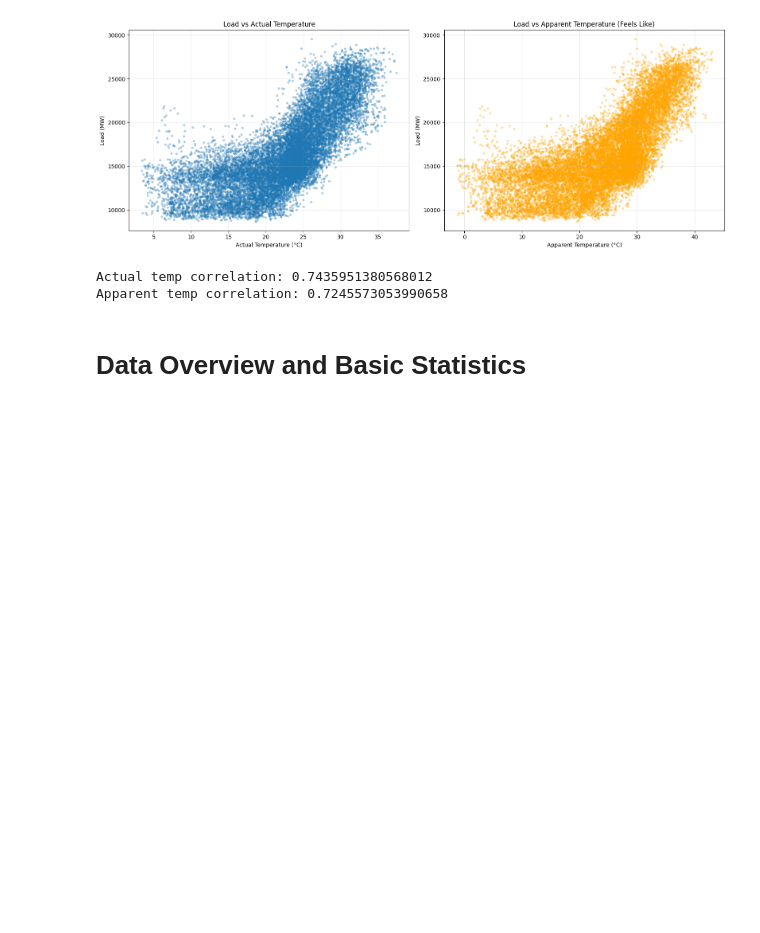
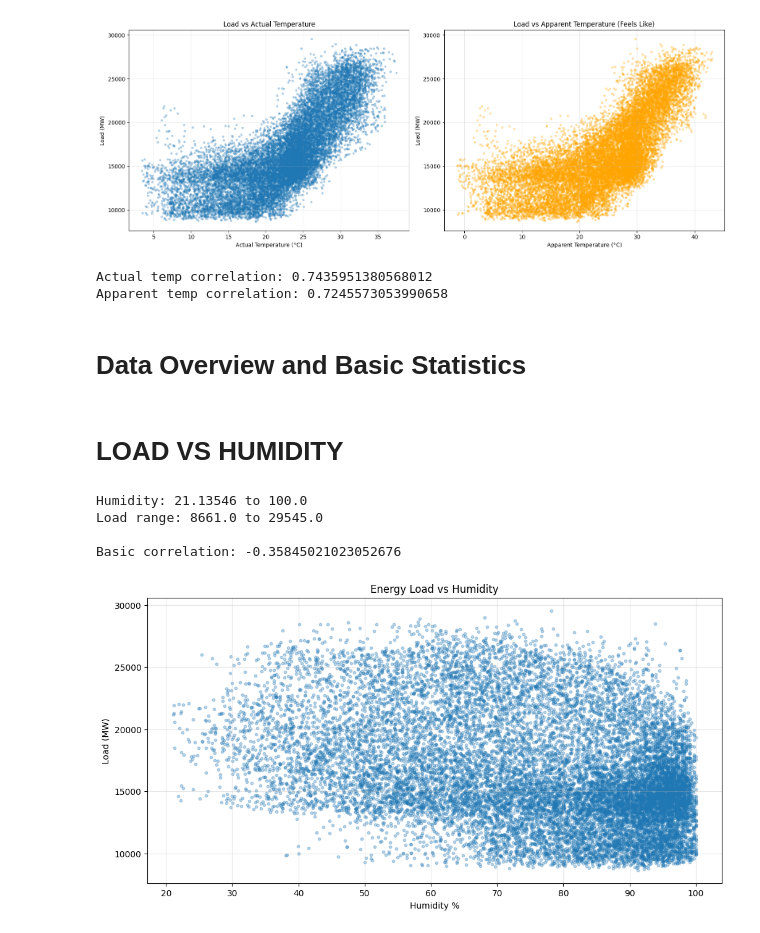
Before and after one commit to ankhanhcute/Prenergyze, a Jupyter notebook: backend/notebooks/03_eda.ipynb, the cells around one changed output. Drawn from its saved outputs; the diff is of its cells as text; code cells hidden in the pictures; blank space fills up the shorter version.

Commit message:
Analyzed trend between load vs humidity in EDA notebook.

```diff
--- a/backend/notebooks/03_eda.ipynb
+++ b/backend/notebooks/03_eda.ipynb
@@ -123,3 +125,24 @@ Actual temp correlation: 0.7435951380568012
 Apparent temp correlation: 0.7245573053990658
 # %% [markdown]
 # Data Overview and Basic Statistics
+# %% [markdown]
+# LOAD VS HUMIDITY
+# %%
+print("Humidity:", merged_data['relative_humidity_2m'].min(), "to", merged_data['relative_humidity_2m'].max())
+print("Load range:", merged_data['load'].min(), "to", merged_data['load'].max())
+print("\nBasic correlation:", merged_data['load'].corr(merged_data['relative_humidity_2m']))
+# %% [output]
+Humidity: 21.13546 to 100.0
+Load range: 8661.0 to 29545.0
+
+Basic correlation: -0.35845021023052676
+# %%
+plt.figure(figsize=(12, 6))
+plt.scatter(merged_data['relative_humidity_2m'], merged_data['load'], alpha=0.3, s=10)
+plt.xlabel('Humidity %')
+plt.ylabel('Load (MW)')
+plt.title('Energy Load vs Humidity')
+plt.grid(True, alpha=0.3)
+plt.show()
+# %% [output]
+[figure, added]
```
Also changed, not shown: parts of 6 cells of this notebook.
